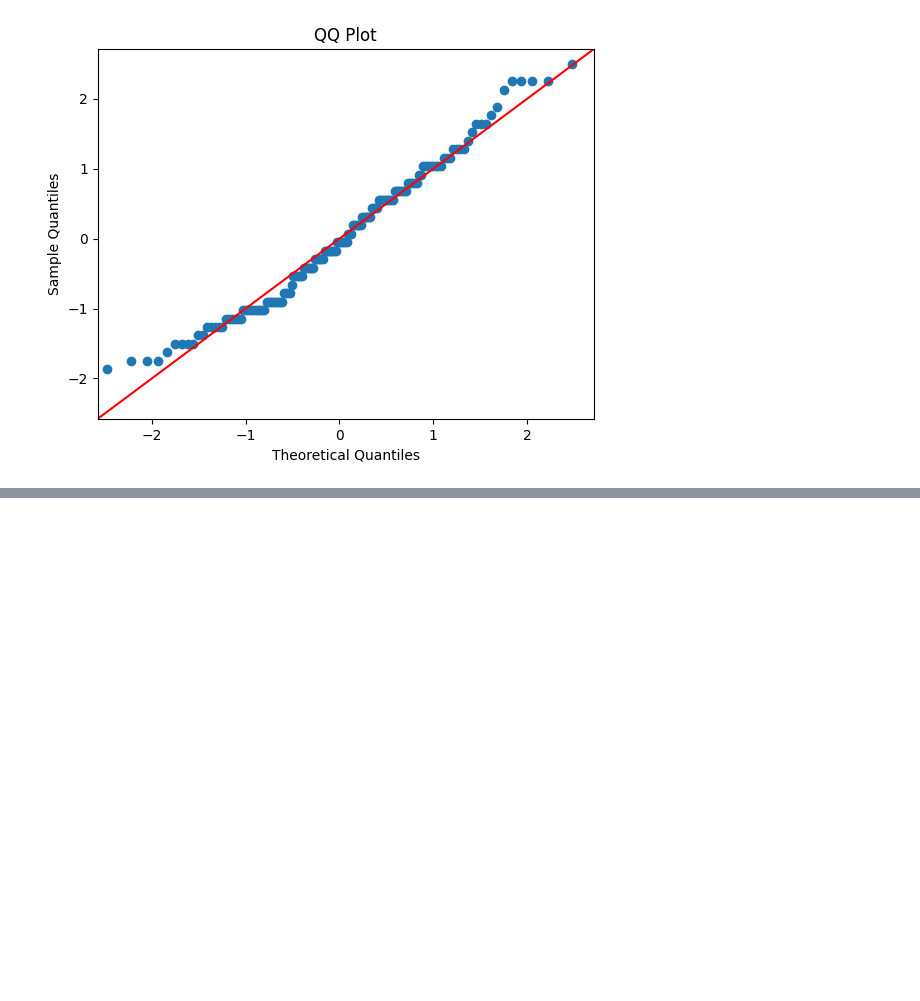
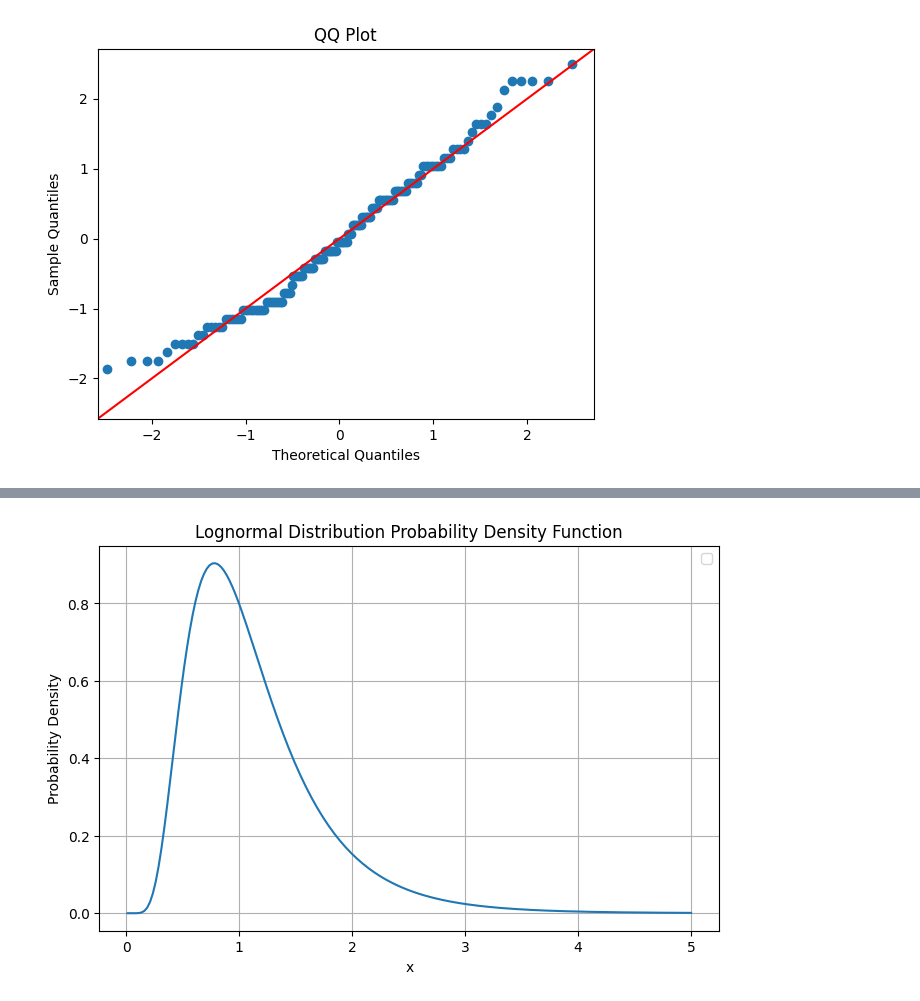
Before and after one commit to Muqtarali/Maths-for-Machine-Learning, a Jupyter notebook: Probability_Distributionsa(QQ plot).ipynb, the cells around one changed output, grey strips where cells are left out. Cells and saved outputs as stored; diff of their text form; code cells hidden in the pictures; blank space fills up the shorter version.

```diff
--- a/Probability_Distributionsa(QQ plot).ipynb
+++ b/Probability_Distributionsa(QQ plot).ipynb
@@ -59,0 +104,24 @@ plt.show()
+# %%
+import numpy as np
+import matplotlib.pyplot as plt
+from scipy.stats import lognorm
+
+# Parameters for the underlying normal distribution
+s = 0.5 # sigma
+scale = np.exp(0) # exp(mu)
+
+# Generate x-values and y-values
+x = np.linspace(0.01, 5, 200)
+pdf = lognorm.pdf(x, s, scale=scale)
+
+# Plotting
+plt.figure(figsize=(8, 5))
+plt.plot(x, pdf)
+plt.title('Lognormal Distribution Probability Density Function')
+plt.xlabel('x')
+plt.ylabel('Probability Density')
+plt.grid(True)
+plt.legend()
+plt.show()
+# %% [output]
+[figure, added]
```
Also changed, not shown: parts of 14 cells of this notebook.
